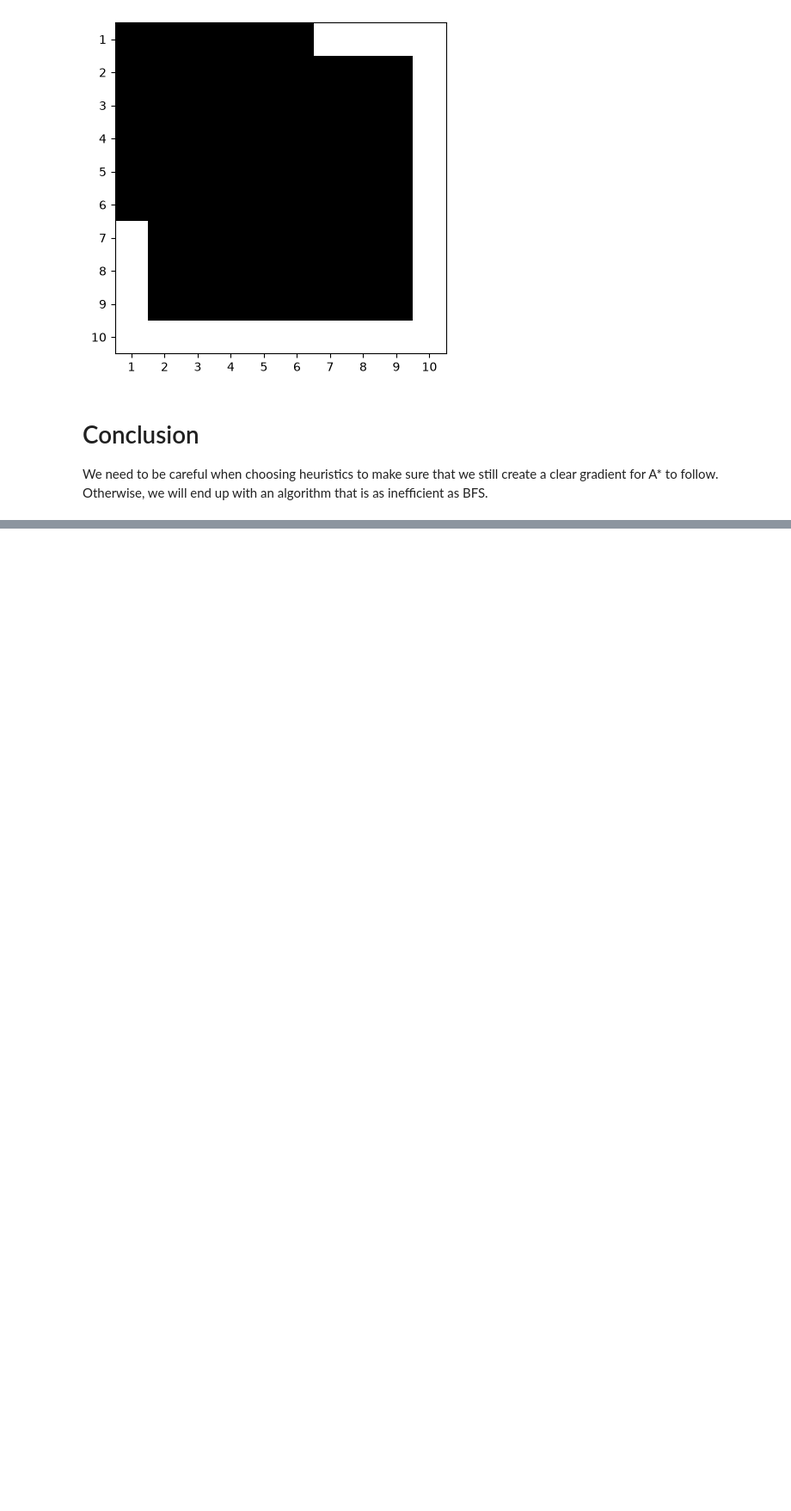
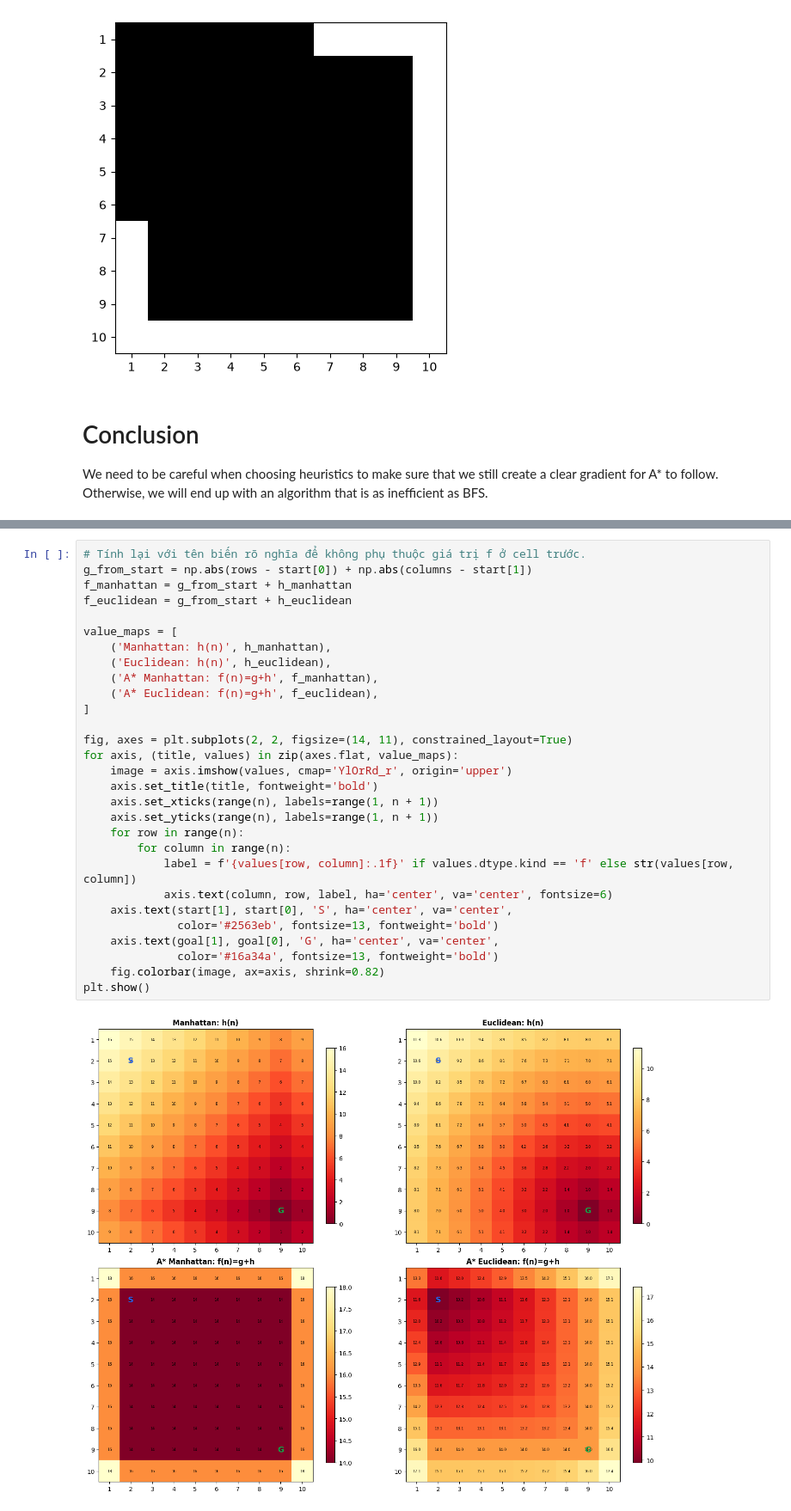
Before and after one commit to doduyquy/sgu-team-2026-advanced-ai-subject, a Jupyter notebook: weekly assignments/lab02 - Searching/06_Explore_heuristics.ipynb, the cells around one changed output, grey strips where cells are left out. Shown at 86% size. Cells and saved outputs as stored; diff of their text form; blank space fills up the shorter version.

```diff
--- a/weekly assignments/lab02 - Searching/06_Explore_heuristics.ipynb
+++ b/weekly assignments/lab02 - Searching/06_Explore_heuristics.ipynb
@@ -224,0 +246,31 @@ We need to be careful when choosing heuristics to make sure that we still create
+# %%
+# Tính lại với tên biến rõ nghĩa để không phụ thuộc giá trị f ở cell trước.
+g_from_start = np.abs(rows - start[0]) + np.abs(columns - start[1])
+f_manhattan = g_from_start + h_manhattan
+f_euclidean = g_from_start + h_euclidean
+
+value_maps = [
+    ('Manhattan: h(n)', h_manhattan),
+    ('Euclidean: h(n)', h_euclidean),
+    ('A* Manhattan: f(n)=g+h', f_manhattan),
+    ('A* Euclidean: f(n)=g+h', f_euclidean),
+]
+
+fig, axes = plt.subplots(2, 2, figsize=(14, 11), constrained_layout=True)
+for axis, (title, values) in zip(axes.flat, value_maps):
+    image = axis.imshow(values, cmap='YlOrRd_r', origin='upper')
+    axis.set_title(title, fontweight='bold')
+    axis.set_xticks(range(n), labels=range(1, n + 1))
+    axis.set_yticks(range(n), labels=range(1, n + 1))
+    for row in range(n):
+        for column in range(n):
+            label = f'{values[row, column]:.1f}' if values.dtype.kind == 'f' else str(values[row, column])
+            axis.text(column, row, label, ha='center', va='center', fontsize=6)
+    axis.text(start[1], start[0], 'S', ha='center', va='center',
+              color='#2563eb', fontsize=13, fontweight='bold')
+    axis.text(goal[1], goal[0], 'G', ha='center', va='center',
+              color='#16a34a', fontsize=13, fontweight='bold')
+    fig.colorbar(image, ax=axis, shrink=0.82)
+plt.show()
+# %% [output]
+[figure, added]
```
Also changed, not shown: parts of 9 cells of this notebook, 1 other file.
